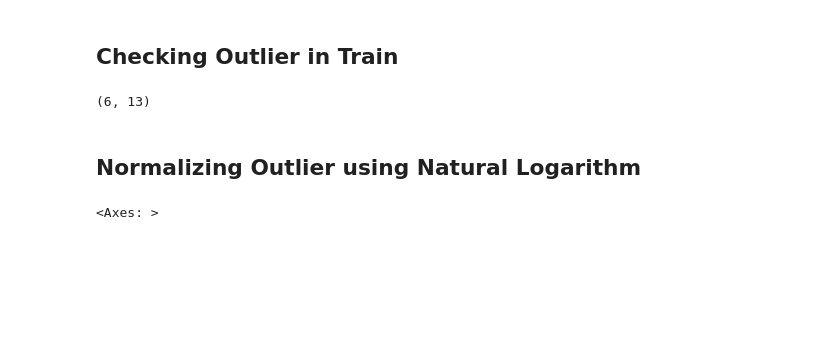
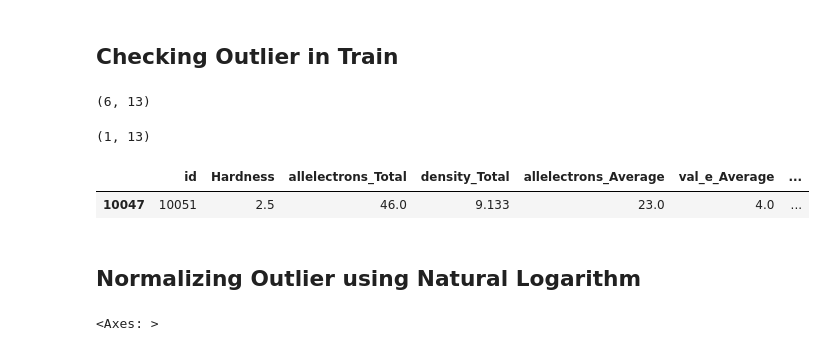
Before and after one commit to dessyamirudin/competition_2026, a Jupyter notebook: one_dollar_kaggle/OneDollar - Data + Exploration.ipynb, the cells around one changed output. Drawn from its saved outputs; the diff is of its cells as text; code cells hidden in the pictures; blank space fills up the shorter version.

Commit message:
commit take out outlier

```diff
--- a/one_dollar_kaggle/OneDollar - Data + Exploration.ipynb
+++ b/one_dollar_kaggle/OneDollar - Data + Exploration.ipynb
@@ -279,3 +281,16 @@ outliers.shape
+# %%
+outliers_2.shape
+# %% [output]
+(1, 13)
+# %%
+train_cl = train[train["allelectrons_Total"] <= test["allelectrons_Total"].max()].reset_index(drop=True).copy()
+# %%
+outliers_2 = train_cl[train_cl["atomicweight_Average"] > test["atomicweight_Average"].max()]
+# %%
+outliers_2
+# %% [output]
+|  | id | Hardness | allelectrons_Total | density_Total | allelectrons_Average | val_e_Average | ... |
+| 10047 | 10051 | 2.5 | 46.0 | 9.133 | 23.0 | 4.0 | ... |
 # %% [markdown]
 ## Normalizing Outlier using Natural Logarithm
 # %%
```
Also changed, not shown: parts of 2 cells of this notebook, 1 other file.
